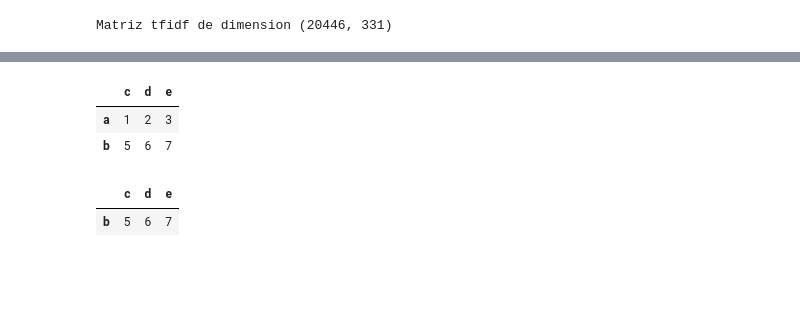
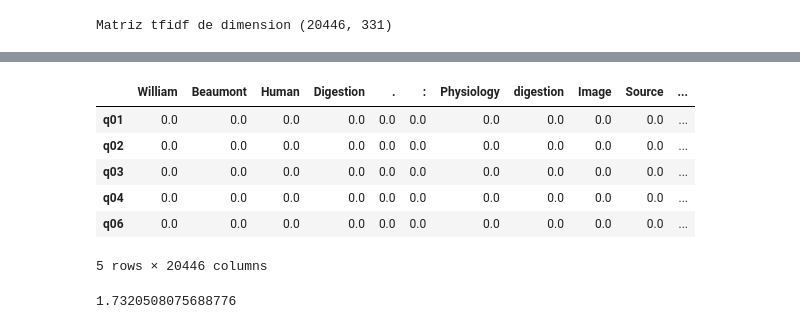
Before and after one commit to imsarmiento/NLP_202110, a Jupyter notebook: HW1/RRDV.ipynb, the cells around one changed output, grey strips where cells are left out. Saved outputs shown, nothing was run; the diff lists cells and outputs as text; code cells hidden in the pictures; blank space fills up the shorter version.

```diff
--- a/HW1/RRDV.ipynb
+++ b/HW1/RRDV.ipynb
@@ -112,9 +114,9 @@ def tfidfWeightedVector(invertedIndex):
 
 
     weighted_vector_df = pd.DataFrame.from_records(data=weightedVectorMatrix, index=index, columns=DOCS_IDs)
-    return weighted_vector_df
+    return weighted_vector_df, index
 
-weighted_vector_df = tfidfWeightedVector(invertedIndex)
+weighted_vector_df, term_index = tfidfWeightedVector(invertedIndex)
 weighted_vector_df.head()
 # %% [output]
 |  | d001 | d002 | d003 | d004 | d005 | d006 | d007 | d008 | d009 | d010 | ... | ... |
@@ -134,0 +150,3 @@ def cosine_Similarity(doc_vec1, doc_vec2):
+# %%
+queries = documentReader('docs/queries-raw-texts', True)
+print(list(queries.items())[0])
@@ -134,0 +155,3 @@ def cosine_Similarity(doc_vec1, doc_vec2):
+# %%
+tokenized_queries = tokenization(queries)
+print(list(tokenized_queries.items())[0])
@@ -134,0 +160,22 @@ def cosine_Similarity(doc_vec1, doc_vec2):
+# %%
+
+def vectorize_queries(queries, term_index):
+    vector_queries = []
+    queries_index = []
+    for id, query in queries.items():
+        queries_index.append(id)
+        query_vector = np.zeros(len(term_index)) #Vector de ceros de dimensión V
+        len_query = len(query)
+        for term in query:
+            try:
+                index = term_index.index(term)
+                query_vector[index] = 1 / math.sqrt(len_query) #Pone en 1 la dimensión del vector correpondiente al termino en term
+            except:
+                print(f'El término "{term}" de la query {id} no está en los docs')
+
+        vector_queries.append(query_vector)
+    return vector_queries, queries_index
+
+vector_queries, queries_index = vectorize_queries(tokenized_queries, term_index)
+
+# vector_queries[0][:1000]
@@ -135,14 +190,21 @@ def cosine_Similarity(doc_vec1, doc_vec2):
 # %%
-pdf = pd.DataFrame.from_records([[1, 2, 3], [5, 6, 7]], index=['a', 'b'], columns=['c', 'd', 'e'])
-pdf2 = pd.DataFrame.from_records([[1, 2, 3], [5, 6, 7]], index=['a', 'b'], columns=['c', 'd', 'e'])
-pdf
+matrix_queries = pd.DataFrame.from_records(data=vector_queries, index=queries_index, columns=term_index)
+matrix_queries.head()
+# print(vector_queries)
+# print(term_index.index('computer'))
+
+# pdf = pd.DataFrame.from_records([[1, 2, 3], [5, 6, 7]], index=['a', 'b'], columns=['c', 'd', 'e'])
+# pdf2 = pd.DataFrame.from_records([[1, 2, 3], [5, 6, 7]], index=['a', 'b'], columns=['c', 'd', 'e'])
+# pdf
 # %% [output]
-|  | c | d | e |
-| a | 1 | 2 | 3 |
-| b | 5 | 6 | 7 |
+|  | William | Beaumont | Human | Digestion | . | : | Physiology | digestion | Image | Source | ... |
+| q01 | 0.0 | 0.0 | 0.0 | 0.0 | 0.0 | 0.0 | 0.0 | 0.0 | 0.0 | 0.0 | ... |
+| q02 | 0.0 | 0.0 | 0.0 | 0.0 | 0.0 | 0.0 | 0.0 | 0.0 | 0.0 | 0.0 | ... |
+| q03 | 0.0 | 0.0 | 0.0 | 0.0 | 0.0 | 0.0 | 0.0 | 0.0 | 0.0 | 0.0 | ... |
+| q04 | 0.0 | 0.0 | 0.0 | 0.0 | 0.0 | 0.0 | 0.0 | 0.0 | 0.0 | 0.0 | ... |
+| q06 | 0.0 | 0.0 | 0.0 | 0.0 | 0.0 | 0.0 | 0.0 | 0.0 | 0.0 | 0.0 | ... |
+5 rows × 20446 columns
-# %%
-print((pdf @ pdf2) / (pdf.iloc[[1]].abs()*pdf2.iloc[[1]].abs()))
-pdf.iloc[[1]]
-# %% [output]
-|  | c | d | e |
-| b | 5 | 6 | 7 |
+# %%
+print(matrix_queries.iloc[1].sum())
+# %% [output]
+1.7320508075688776
```
Also changed, not shown: parts of 30 cells of this notebook, 1 other file.
